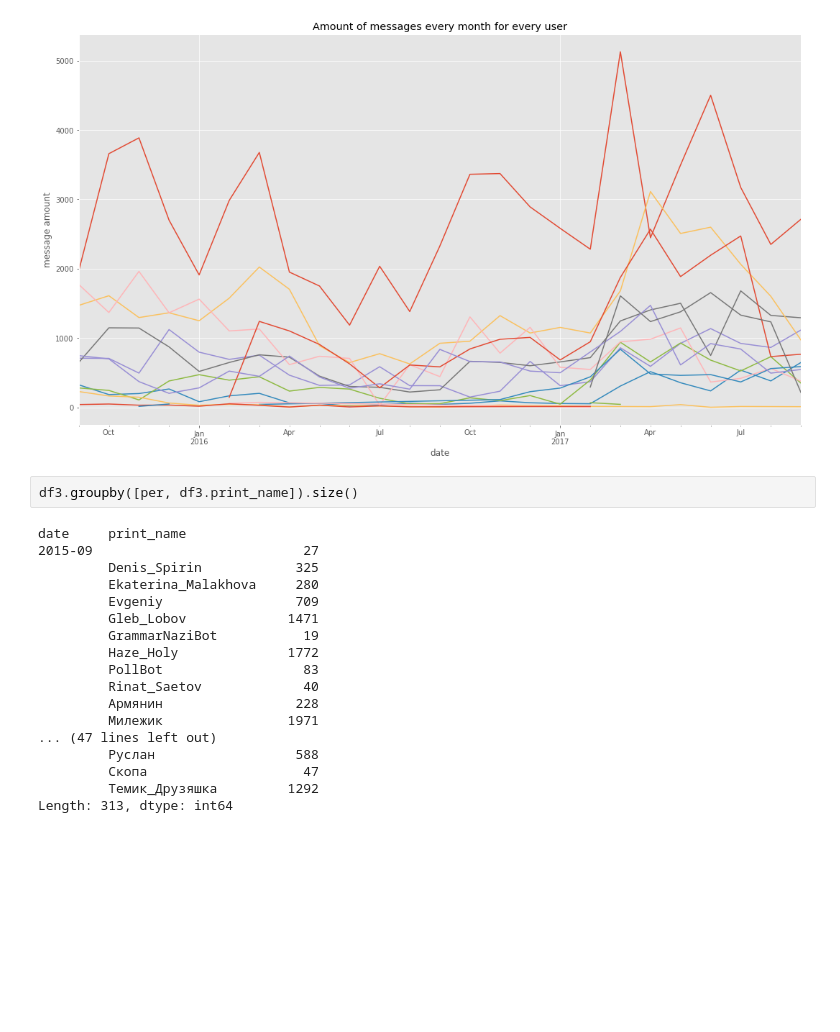
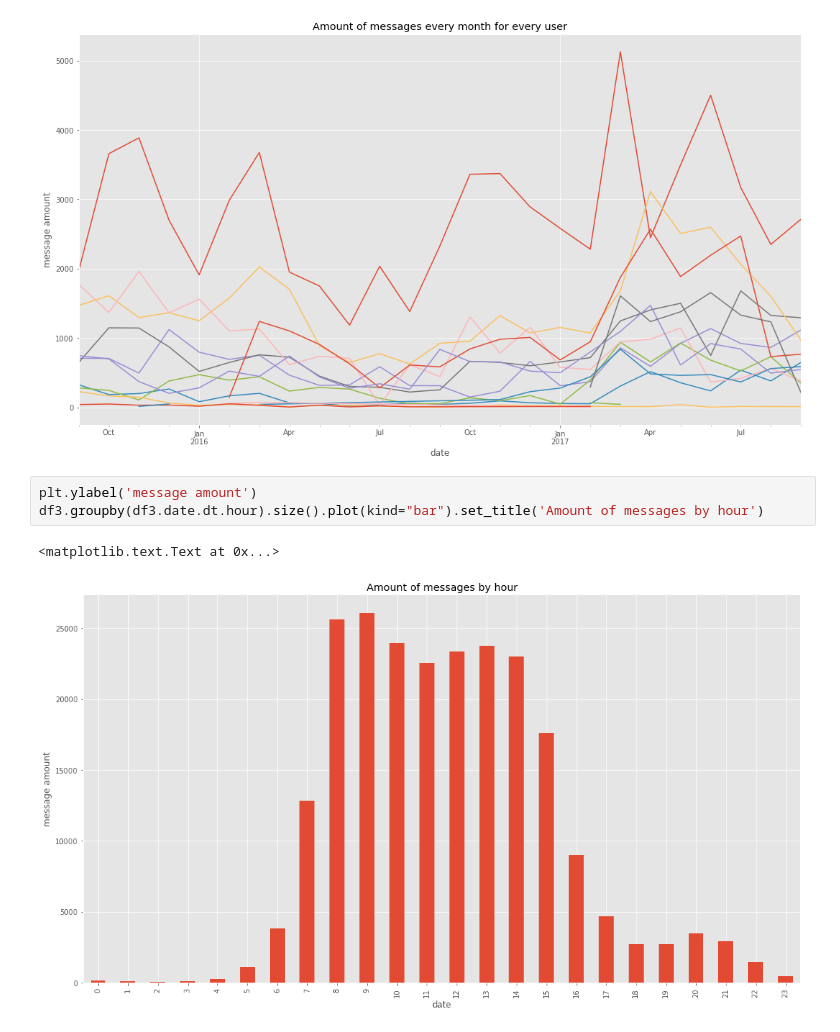
Before and after one commit to lobzison/Analysis-of-nyet, a Jupyter notebook: NYET.ipynb, the cells around one changed output. Drawn from its saved outputs; the diff is of its cells as text; blank space fills up the shorter version.

Commit message:
added plot by hour

```diff
--- a/NYET.ipynb
+++ b/NYET.ipynb
@@ -172,23 +172,9 @@ for user in users:
     df3[df3.print_name == user].groupby(per).size().plot(kind="line").set_title('Amount of messages every month for every user')
 # %% [output]
 [figure]
-# %%
-df3.groupby([per, df3.print_name]).size()
-# %% [output]
-date     print_name
-2015-09                           27
-         Denis_Spirin            325
-         Ekaterina_Malakhova     280
-         Evgeniy                 709
-         Gleb_Lobov             1471
-         GrammarNaziBot           19
-         Haze_Holy              1772
-         PollBot                  83
-         Rinat_Saetov             40
-         Армянин                 228
-         Милежик                1971
-... (47 lines left out)
-         Руслан                  588
-         Скопа                    47
-         Темик_Друзяшка         1292
-Length: 313, dtype: int64
+# %%
+plt.ylabel('message amount')
+df3.groupby(df3.date.dt.hour).size().plot(kind="bar").set_title('Amount of messages by hour')
+# %% [output]
+<matplotlib.text.Text at 0x...>
+[figure, added]
```
